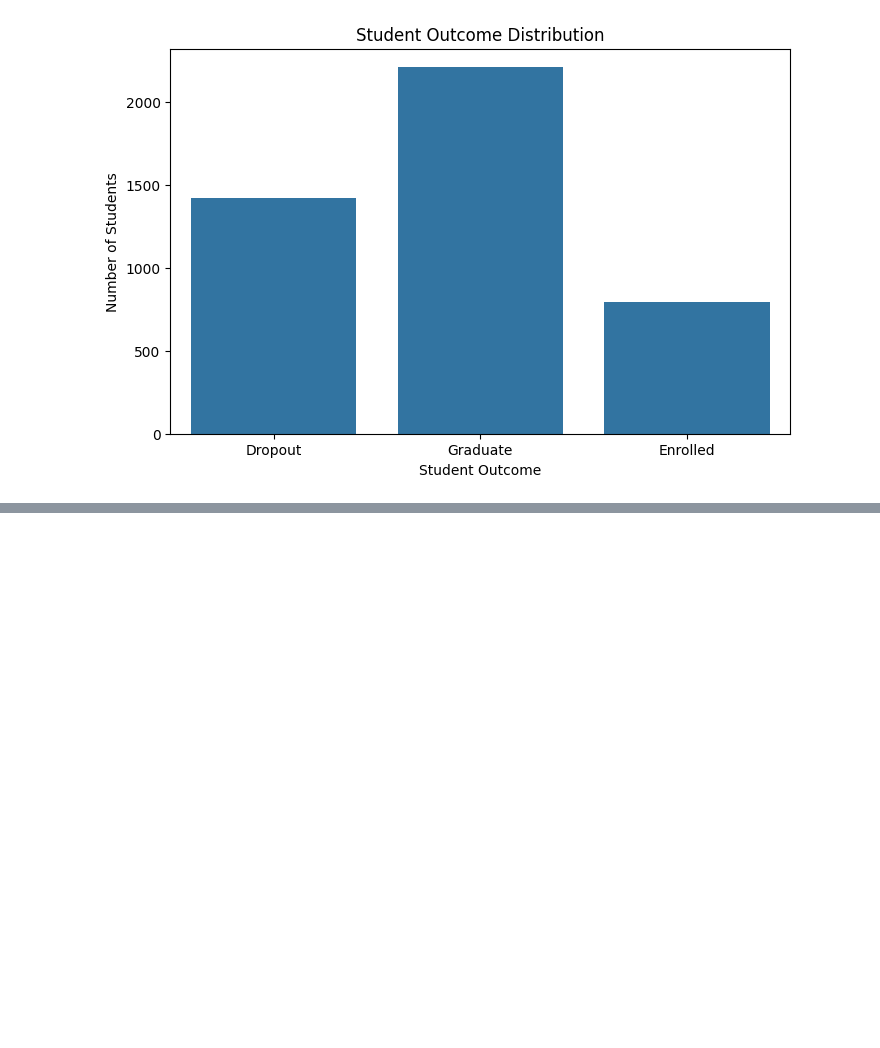
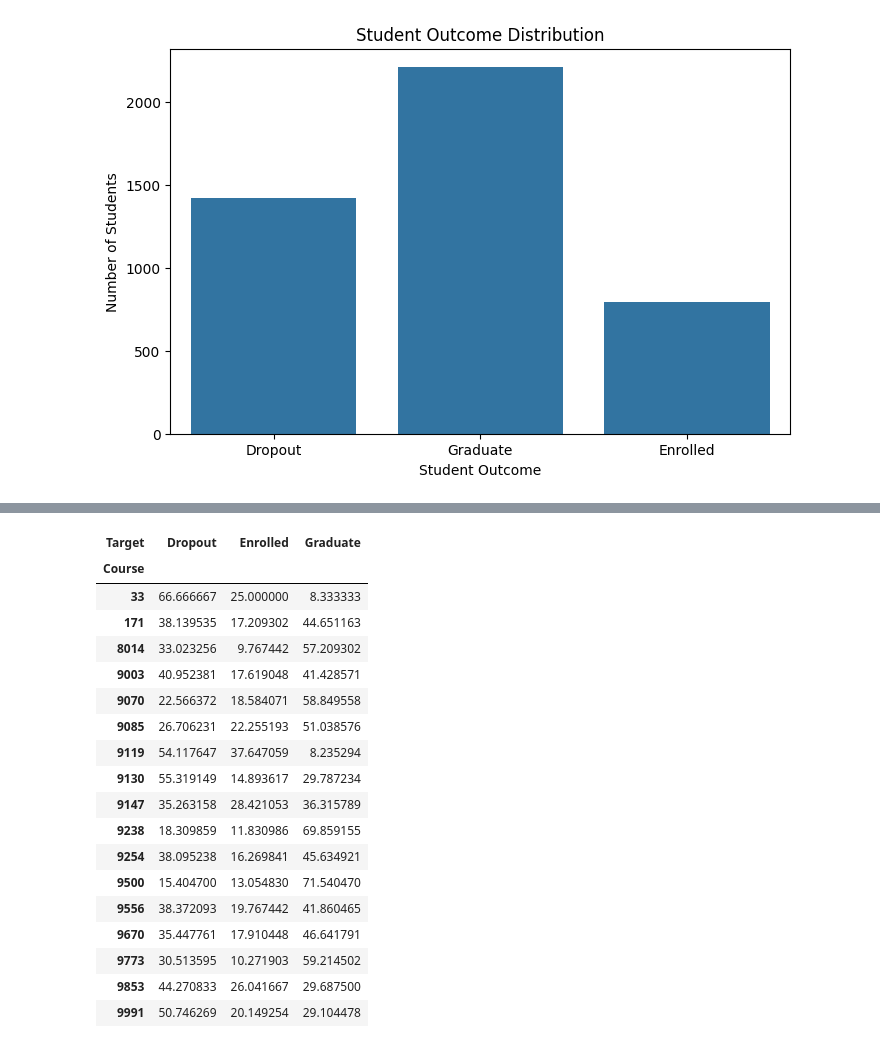
Before and after one commit to yashminparween/Internship_ybi_foundation, a Jupyter notebook: notebooks/data_understanding.ipynb, the cells around one changed output, grey strips where cells are left out. Saved outputs shown, nothing was run; the diff lists cells and outputs as text; code cells hidden in the pictures; blank space fills up the shorter version.

```diff
--- a/notebooks/data_understanding.ipynb
+++ b/notebooks/data_understanding.ipynb
@@ -224,0 +247,22 @@ plt.show()
+# %%
+pd.crosstab(df["Course"],df["Target"],normalize="index")*100
+# %% [output]
+| Target | Dropout | Enrolled | Graduate |
+| Course |  |  |  |
+| 33 | 66.666667 | 25.000000 | 8.333333 |
+| 171 | 38.139535 | 17.209302 | 44.651163 |
+| 8014 | 33.023256 | 9.767442 | 57.209302 |
+| 9003 | 40.952381 | 17.619048 | 41.428571 |
+| 9070 | 22.566372 | 18.584071 | 58.849558 |
+| 9085 | 26.706231 | 22.255193 | 51.038576 |
+| 9119 | 54.117647 | 37.647059 | 8.235294 |
+| 9130 | 55.319149 | 14.893617 | 29.787234 |
+| 9147 | 35.263158 | 28.421053 | 36.315789 |
+| 9238 | 18.309859 | 11.830986 | 69.859155 |
+| 9254 | 38.095238 | 16.269841 | 45.634921 |
+| 9500 | 15.404700 | 13.054830 | 71.540470 |
+| 9556 | 38.372093 | 19.767442 | 41.860465 |
+| 9670 | 35.447761 | 17.910448 | 46.641791 |
+| 9773 | 30.513595 | 10.271903 | 59.214502 |
+| 9853 | 44.270833 | 26.041667 | 29.687500 |
+| 9991 | 50.746269 | 20.149254 | 29.104478 |
```
Also changed, not shown: parts of 1 cell of this notebook.
